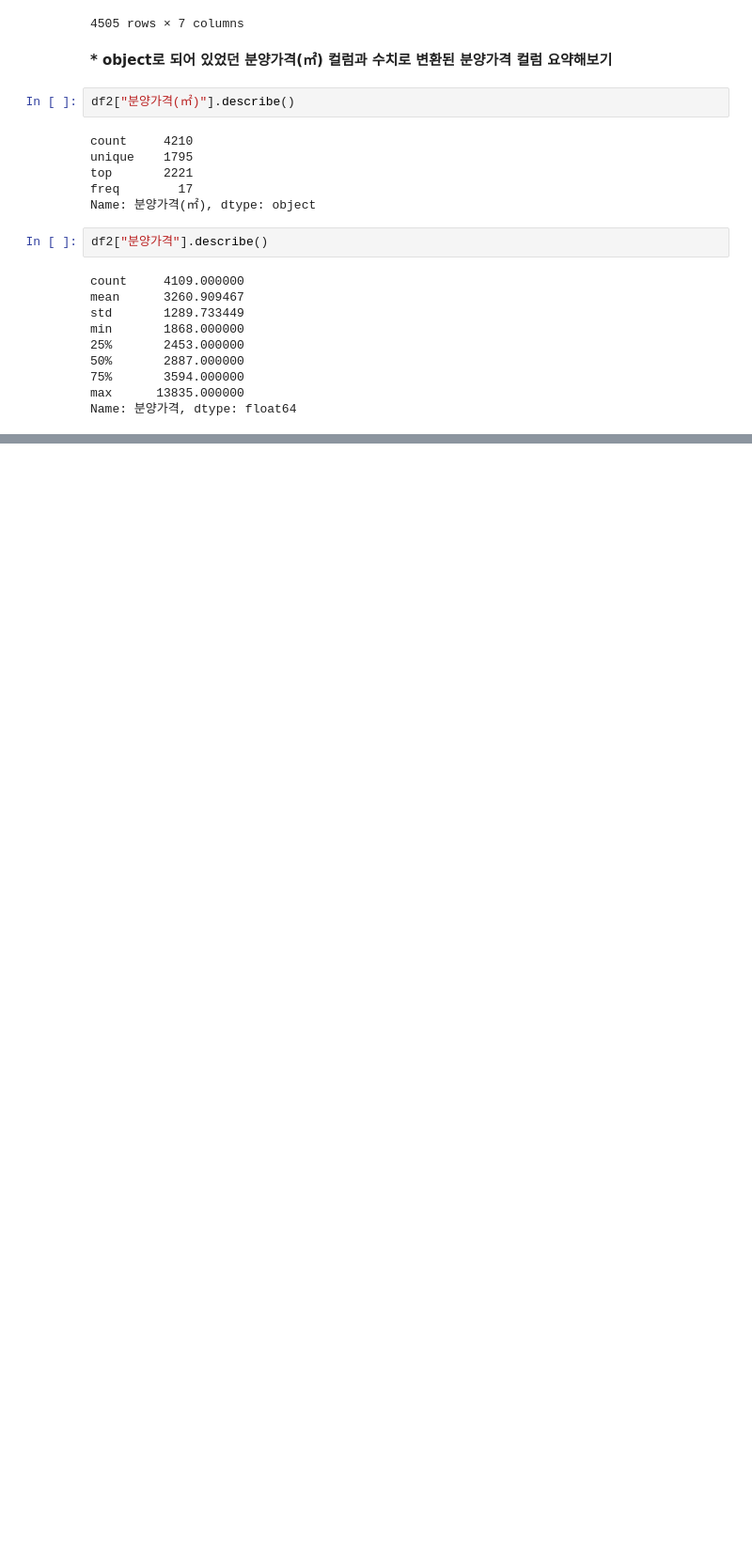
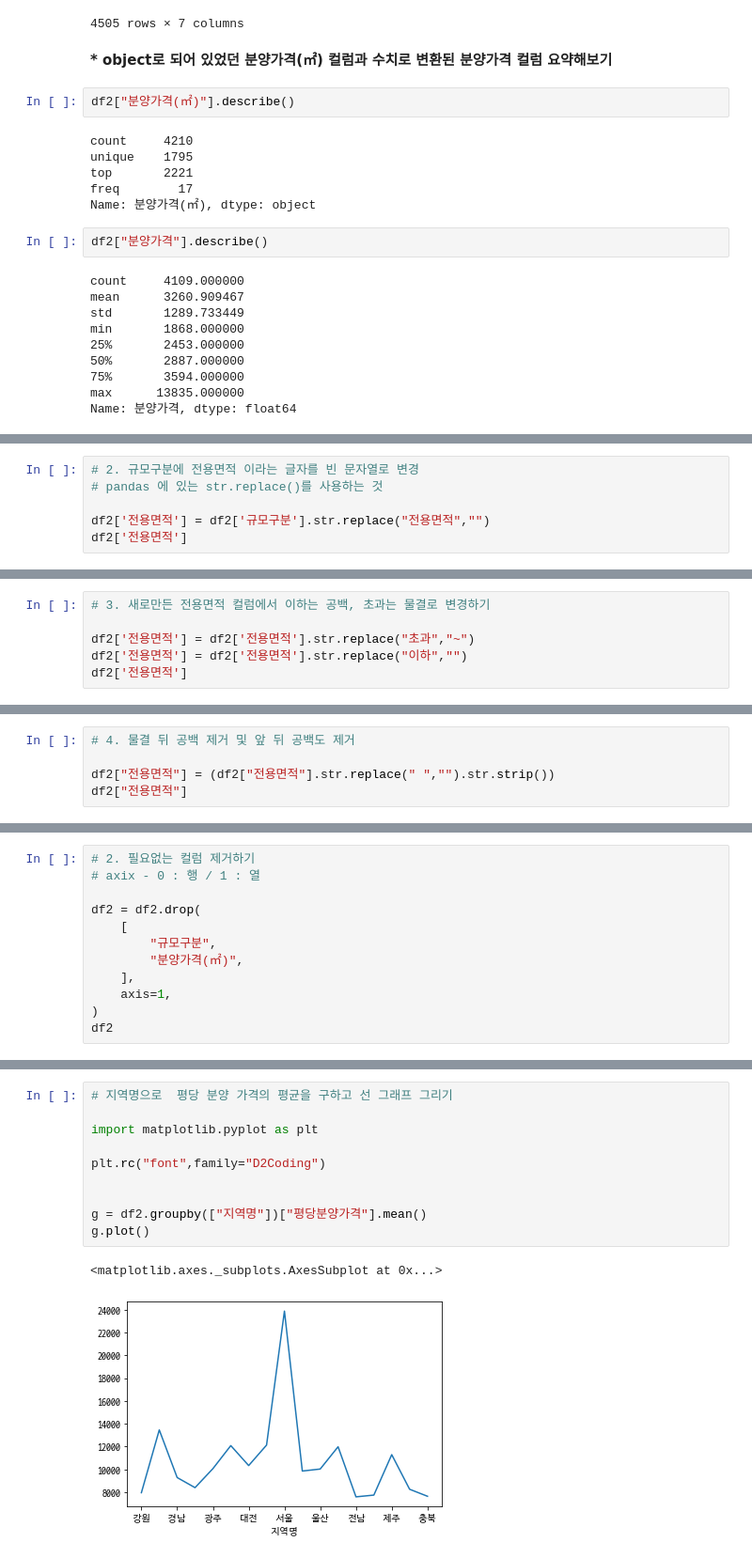
Before and after one commit to jinkyungpark/python_science, a Jupyter notebook: apt api.ipynb, the cells around one changed output, grey strips where cells are left out. Shown at 94% size. Cells and saved outputs as stored; diff of their text form; blank space fills up the shorter version.

Commit message:
pandas added

```diff
--- a/apt api.ipynb
+++ b/apt api.ipynb
@@ -308,0 +343,6 @@ Name: 분양가격, dtype: float64
+# %%
+# 2. 규모구분에 전용면적 이라는 글자를 빈 문자열로 변경
+# pandas 에 있는 str.replace()를 사용하는 것
+
+df2['전용면적'] = df2['규모구분'].str.replace("전용면적","")
+df2['전용면적']
@@ -308,0 +362,6 @@ Name: 분양가격, dtype: float64
+# %%
+# 3. 새로만든 전용면적 컬럼에서 이하는 공백, 초과는 물결로 변경하기
+
+df2['전용면적'] = df2['전용면적'].str.replace("초과","~")
+df2['전용면적'] = df2['전용면적'].str.replace("이하","")
+df2['전용면적']
@@ -308,0 +381,5 @@ Name: 분양가격, dtype: float64
+# %%
+# 4. 물결 뒤 공백 제거 및 앞 뒤 공백도 제거
+
+df2["전용면적"] = (df2["전용면적"].str.replace(" ","").str.strip())
+df2["전용면적"]
@@ -308,0 +419,12 @@ Name: 분양가격, dtype: float64
+# %%
+# 2. 필요없는 컬럼 제거하기
+# axix - 0 : 행 / 1 : 열
+
+df2 = df2.drop(
+    [
+        "규모구분",
+        "분양가격(㎡)",
+    ],
+    axis=1,
+)
+df2
@@ -308,0 +816,13 @@ Name: 분양가격, dtype: float64
+# %%
+# 지역명으로  평당 분양 가격의 평균을 구하고 선 그래프 그리기
+
+import matplotlib.pyplot as plt
+
+plt.rc("font",family="D2Coding")
+
+
+g = df2.groupby(["지역명"])["평당분양가격"].mean()
+g.plot()
+# %% [output]
+<matplotlib.axes._subplots.AxesSubplot at 0x...>
+[figure, added]
```
Also changed, not shown: parts of 90 cells of this notebook, 3 other files.
